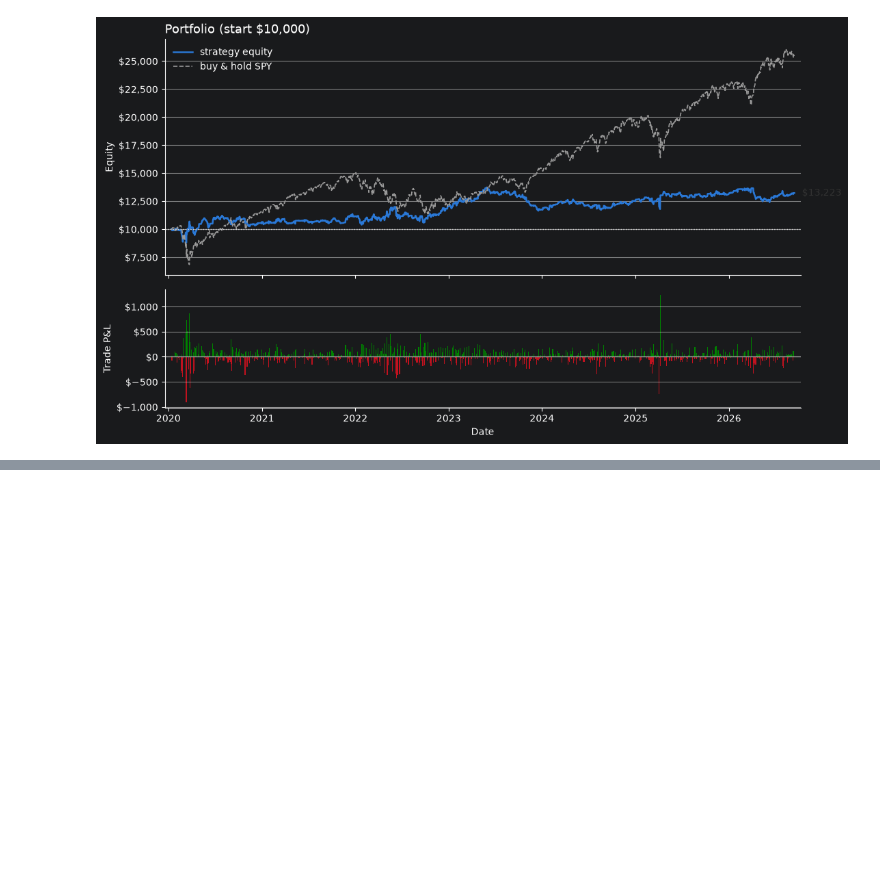
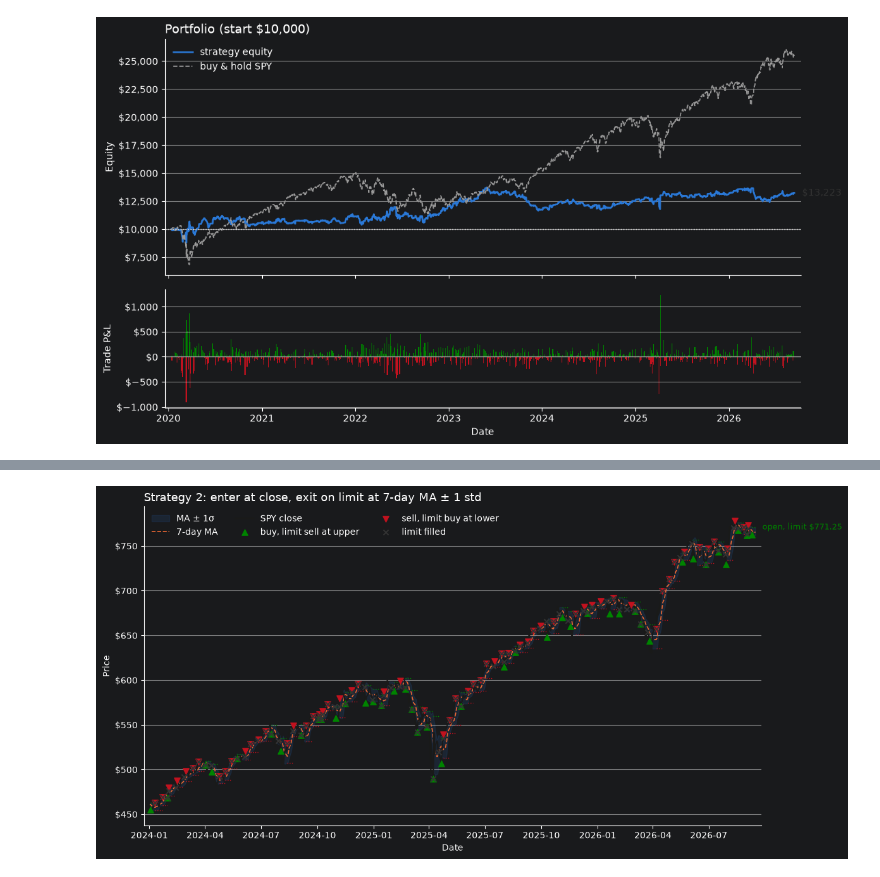
Before and after one commit to WumbleCat/quant-research, a Jupyter notebook: strats/market_making/sp_futures.ipynb, the cells around one changed output, grey strips where cells are left out. Drawn from its saved outputs; the diff is of its cells as text; code cells hidden in the pictures; blank space fills up the shorter version.

Commit message:
bollinger bands: buy underpriced, sell next day

```diff
--- a/strats/market_making/sp_futures.ipynb
+++ b/strats/market_making/sp_futures.ipynb
@@ -177,0 +263,37 @@ plt.show()
+# %%
+plot = sig.loc["2024-01-01":]
+t = trades2[trades2["entry_date"] >= plot.index[0]]
+
+fig, ax = plt.subplots(figsize=(12, 6))
+ax.fill_between(plot.index, plot["lower"], plot["upper"], color="#2a78d6", alpha=0.12, label=f"MA ± {num_std}σ")
+ax.plot(plot.index, plot["ma"], color="#eb6834", linewidth=1.2, linestyle="--", label=f"{window}-day MA")
+ax.plot(plot.index, plot["close"], color="#1a1a19", linewidth=1.6, label="SPY close")
+
+for _, tr in t.iterrows():
+    c = "#008300" if tr["side"] == "long" else "#c1121f"
+    ax.hlines(tr["limit"], tr["entry_date"], tr["exit_date"], color=c, linewidth=1, linestyle=":")  # working limit order
+longs, shorts = t[t["side"] == "long"], t[t["side"] == "short"]
+ax.scatter(longs["entry_date"], longs["entry"], marker="^", s=45, color="#008300", zorder=3, label="buy, limit sell at upper")
+ax.scatter(shorts["entry_date"], shorts["entry"], marker="v", s=45, color="#c1121f", zorder=3, label="sell, limit buy at lower")
+ax.scatter(t["exit_date"], t["exit"], marker="x", s=35, color="#333333", zorder=3, label="limit filled")
+
+# still-open position: entry marker + working limit through the end of the data
+if position != 0 and entry_date >= plot.index[0]:
+    c = "#008300" if position > 0 else "#c1121f"
+    ax.scatter([entry_date], [entry_px], marker="^" if position > 0 else "v", s=45, color=c, zorder=3)
+    ax.hlines(limit, entry_date, plot.index[-1], color=c, linewidth=1, linestyle=":")
+    ax.annotate(f"open, limit ${limit:.2f}", xy=(plot.index[-1], limit), xytext=(8, 0),
+                textcoords="offset points", va="center", fontsize=9, color=c)
+
+ax.set_title(f"Strategy 2: enter at close, exit on limit at {window}-day MA ± {num_std} std", fontsize=13, loc="left")
+ax.set_xlabel("Date")
+ax.set_ylabel("Price")
+ax.yaxis.set_major_formatter(plt.matplotlib.ticker.StrMethodFormatter("${x:,.0f}"))
+ax.grid(axis="y", color="#e5e5e5", linewidth=0.8)
+ax.spines[["top", "right"]].set_visible(False)
+ax.legend(loc="upper left", frameon=False, ncol=3)
+ax.margins(x=0.01)
+fig.tight_layout()
+plt.show()
+# %% [output]
+[figure, added]
```
Also changed, not shown: parts of 7 cells of this notebook.
